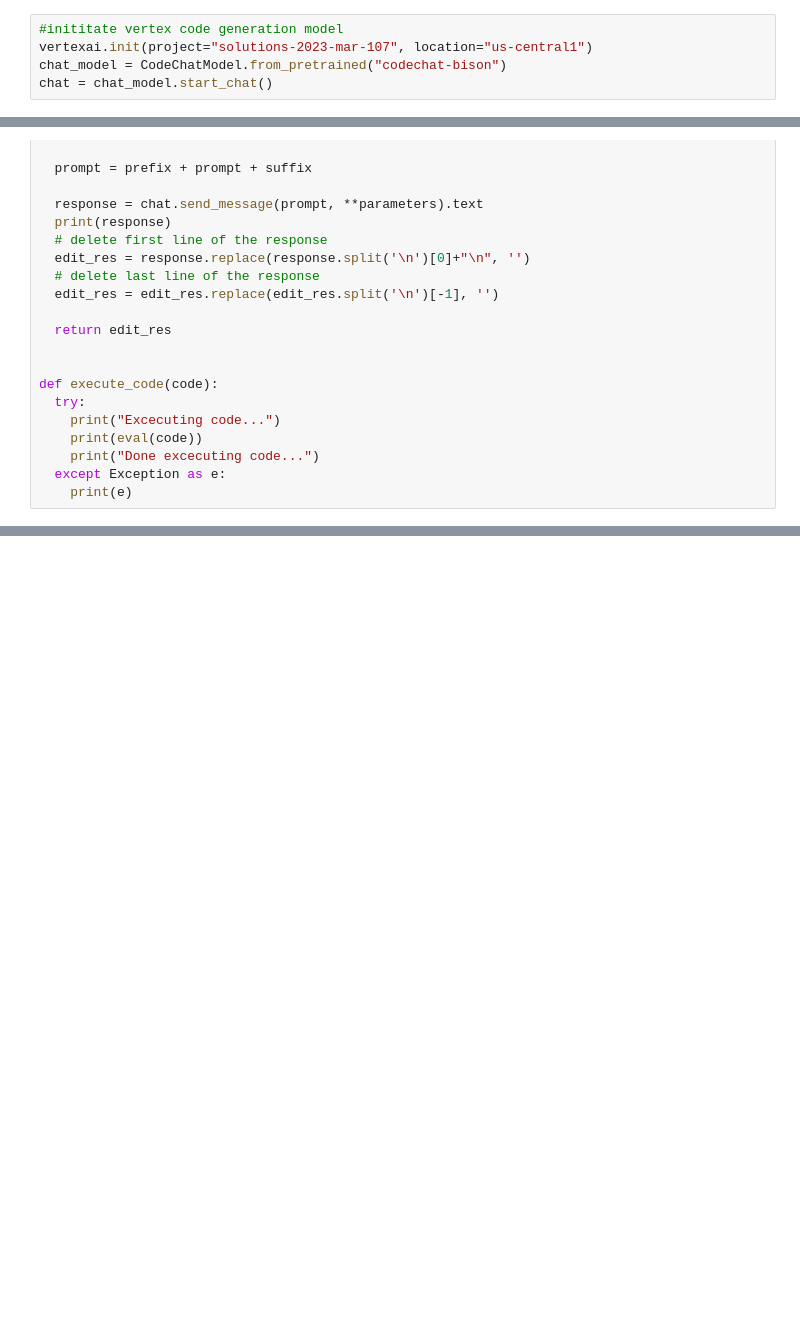
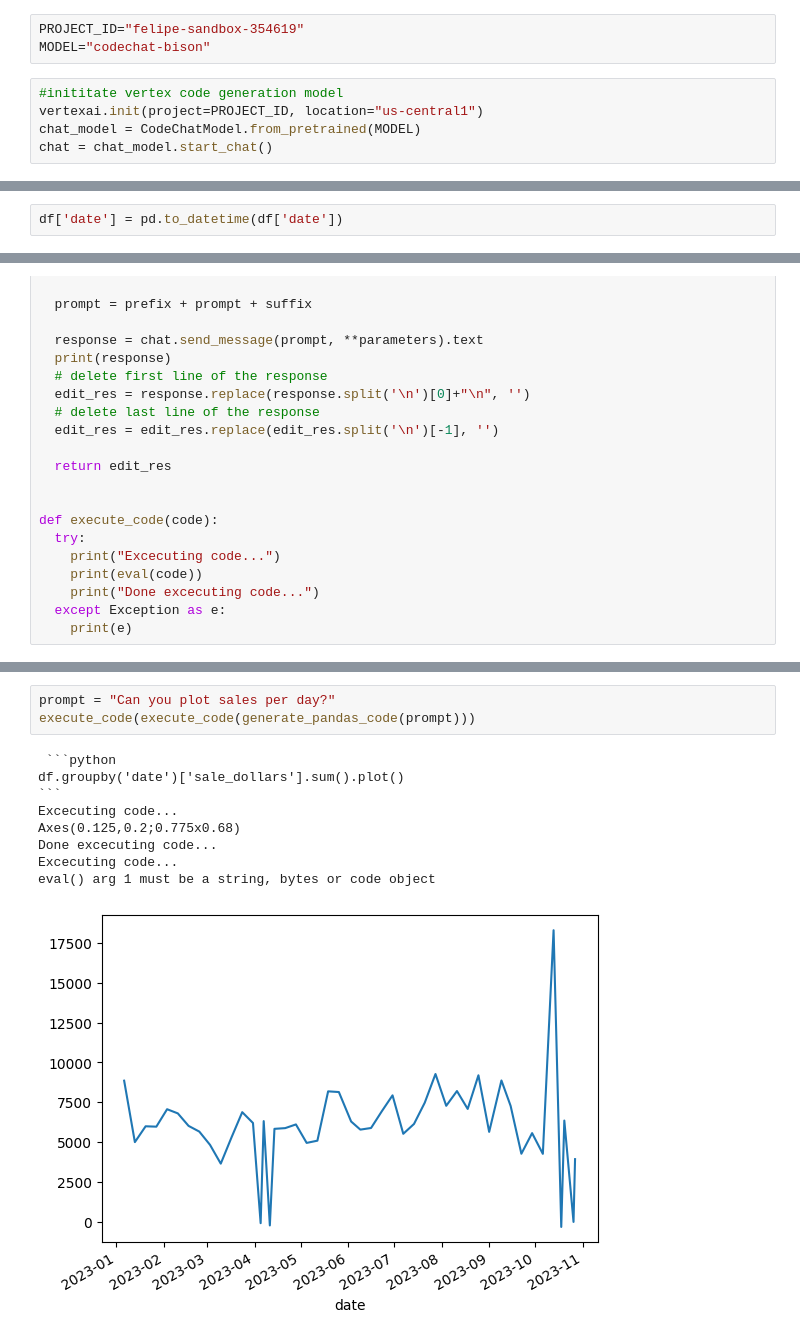
Before and after one commit to felipecastrillon/GenerativeAI, a Jupyter notebook: StructuredData/table_to_insights.ipynb, the cells around one changed output, grey strips where cells are left out. Drawn from its saved outputs; the diff is of its cells as text; blank space fills up the shorter version.

````diff
--- a/StructuredData/table_to_insights.ipynb
+++ b/StructuredData/table_to_insights.ipynb
@@ -32,9 +38,12 @@ from google.cloud import aiplatform
 import vertexai
 from vertexai.language_models import CodeChatModel
+# %%
+PROJECT_ID="felipe-sandbox-354619"
+MODEL="codechat-bison"
 # %%
 #inititate vertex code generation model
-vertexai.init(project="solutions-2023-mar-107", location="us-central1")
-chat_model = CodeChatModel.from_pretrained("codechat-bison")
+vertexai.init(project=PROJECT_ID, location="us-central1")
+chat_model = CodeChatModel.from_pretrained(MODEL)
 chat = chat_model.start_chat()
 # %%
 aiplatform.__version__
@@ -45,6 +54,8 @@ aiplatform.__version__
 SELECT * FROM `bigquery-public-data.iowa_liquor_sales.sales`
 WHERE store_name = "WAL-MART 3394 / ATLANTIC"
 AND date >= date("2023-01-01")
+# %%
+df['date'] = pd.to_datetime(df['date'])
 # %%
 pd.set_option('display.max_columns', None)
 df_head = df.head(5)
@@ -117,0 +185,13 @@ TypeError: send_message() got an unexpected keyword argument 'candidate_count'
+# %%
+prompt = "Can you plot sales per day?"
+execute_code(execute_code(generate_pandas_code(prompt)))
+# %% [output]
+ ```python
+df.groupby('date')['sale_dollars'].sum().plot()
+```
+Excecuting code...
+Axes(0.125,0.2;0.775x0.68)
+Done excecuting code...
+Excecuting code...
+eval() arg 1 must be a string, bytes or code object
+[figure, added]
````
Also changed, not shown: parts of 11 cells of this notebook.
